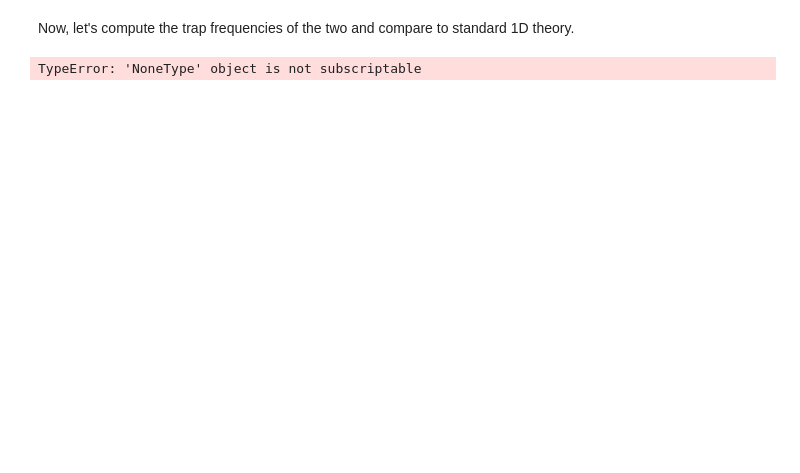
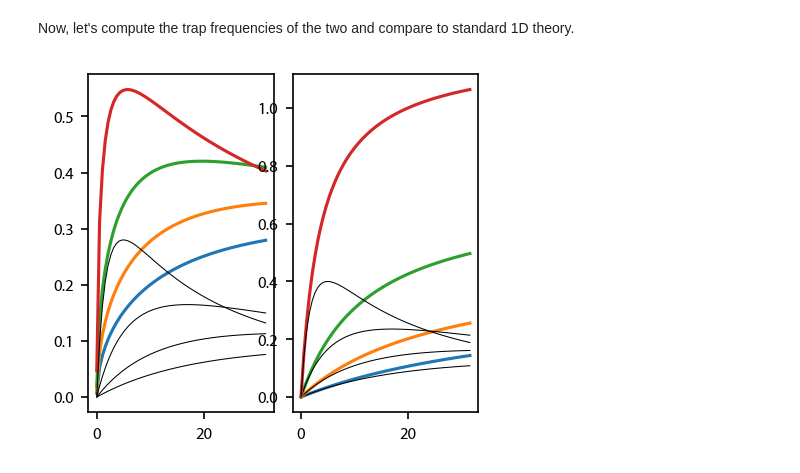
Before and after one commit to JQIamo/pylcp, a Jupyter notebook: examples/forces/MOTs/00_F0_to_F1_1D_MOT.ipynb, the cells around one changed output. Cells and saved outputs as stored; diff of their text form; code cells hidden in the pictures; blank space fills up the shorter version.

```diff
--- a/examples/forces/MOTs/00_F0_to_F1_1D_MOT.ipynb
+++ b/examples/forces/MOTs/00_F0_to_F1_1D_MOT.ipynb
@@ -100,32 +101,32 @@ betas = np.linspace(0.01, 10**1.5 , 61)
 omegasqrd = np.zeros(betas.shape + dets.shape)
 dampingcoeff = np.zeros(betas.shape + dets.shape)
 
 omegasqrd_simple = np.zeros(betas.shape + dets.shape)
 dampingcoeff_simple = np.zeros(betas.shape + dets.shape)
 
 for ii, det in enumerate(dets):
     for jj, beta in enumerate(betas):
         # Define the laser beams:
         laserBeams = [None]*2
         laserBeams[0] = pylcp.laserBeam(kvec=np.array([1., 0., 0.]), beta=beta, pol=-1,
                                         delta=det)
         laserBeams[1] = pylcp.laserBeam(kvec=np.array([-1., 0., 0.]), beta=beta, pol=-1,
                                         delta=det)
 
         # Luckily, we know exactly where the center of the MOT is, so we don't
         # need to find it first.  (A must in non-symmetric geometries).
         DerVec = np.array([[-0.0001,0.0001],[0.0, 0.0,],[0.0, 0.0]])
         StatVec = np.array([[1e-9, 1e-9],[0.0, 0.0,],[0.0, 0.0]])
 
-        trap = pylcp.trap_rateeq(laserBeams, linGrad, ham, svd_eps=1e-10)
+        trap = pylcp.trap_rateeq(laserBeams, linGrad, ham, include_mag_forces=False)
         omegasqrd[jj, ii] = trap.trapping_frequencies(axes=[0], eps=0.0002)
         dampingcoeff[jj, ii] = trap.damping_coeff(axes=[0], eps=0.0002)
 
 fig, ax = plt.subplots(1,2)
 for ii, det in enumerate(dets):
     ax[0].plot(betas, omegasqrd[:, ii], '-', color='C{0:d}'.format(ii))
     ax[0].plot(betas, -8*0.7*det*betas/(1 + betas + 4*det**2)**2, 'k-', linewidth=0.5)
     ax[1].plot(betas, dampingcoeff[:, ii], '-', color='C{0:d}'.format(ii))
     ax[1].plot(betas, -8*det*betas/(1 + betas + 4*det**2)**2, 'k-', linewidth=0.5)
 # %% [output]
-TypeError: 'NoneType' object is not subscriptable
+[figure, added]
```
Also changed, not shown: parts of 3 cells of this notebook.
